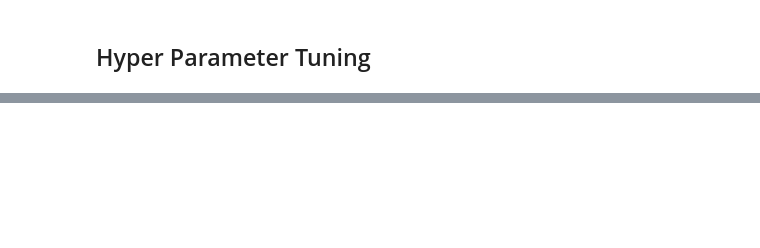
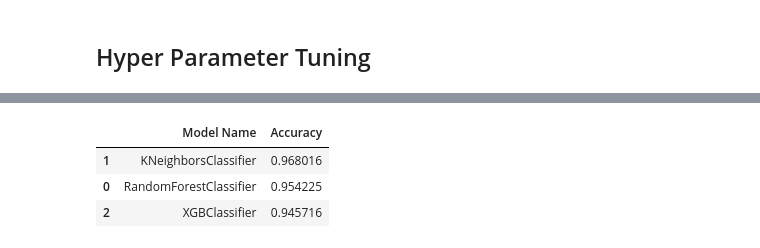
Before and after one commit to aydiegithub/mlops-us-visa-status, a Jupyter notebook: notebook/Feature_Engineering_Model_Training.ipynb, the cells around one changed output, grey strips where cells are left out. Cells and saved outputs as stored; diff of their text form; code cells hidden in the pictures; blank space fills up the shorter version.

```diff
--- a/notebook/Feature_Engineering_Model_Training.ipynb
+++ b/notebook/Feature_Engineering_Model_Training.ipynb
@@ -374,0 +455,8 @@ base_model_report[:3]
+# %%
+best_models = {
+    "RandomForestClassifier": RandomForestClassifier(**model_param['RF']),
+    "KNeighborsClassifier": KNeighborsClassifier(**model_param['KNN']),
+    "XGBClassifier": XGBClassifier(**model_param['XGBoost'])
+}
+
+tuned_report = evaluate_models(X_res, y_res, best_models)
@@ -374,0 +481,7 @@ base_model_report[:3]
+# %%
+tuned_report
+# %% [output]
+|  | Model Name | Accuracy |
+| 1 | KNeighborsClassifier | 0.968016 |
+| 0 | RandomForestClassifier | 0.954225 |
+| 2 | XGBClassifier | 0.945716 |
```
Also changed, not shown: parts of 13 cells of this notebook, 3 other files.
